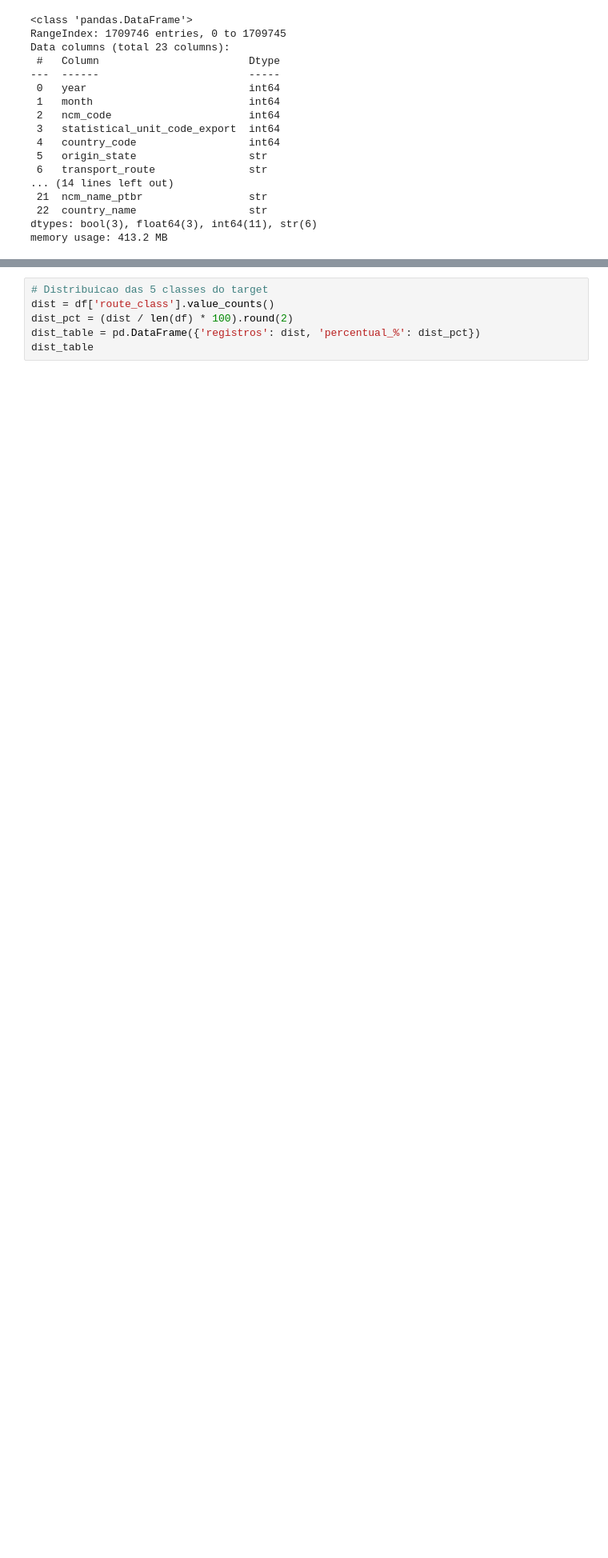
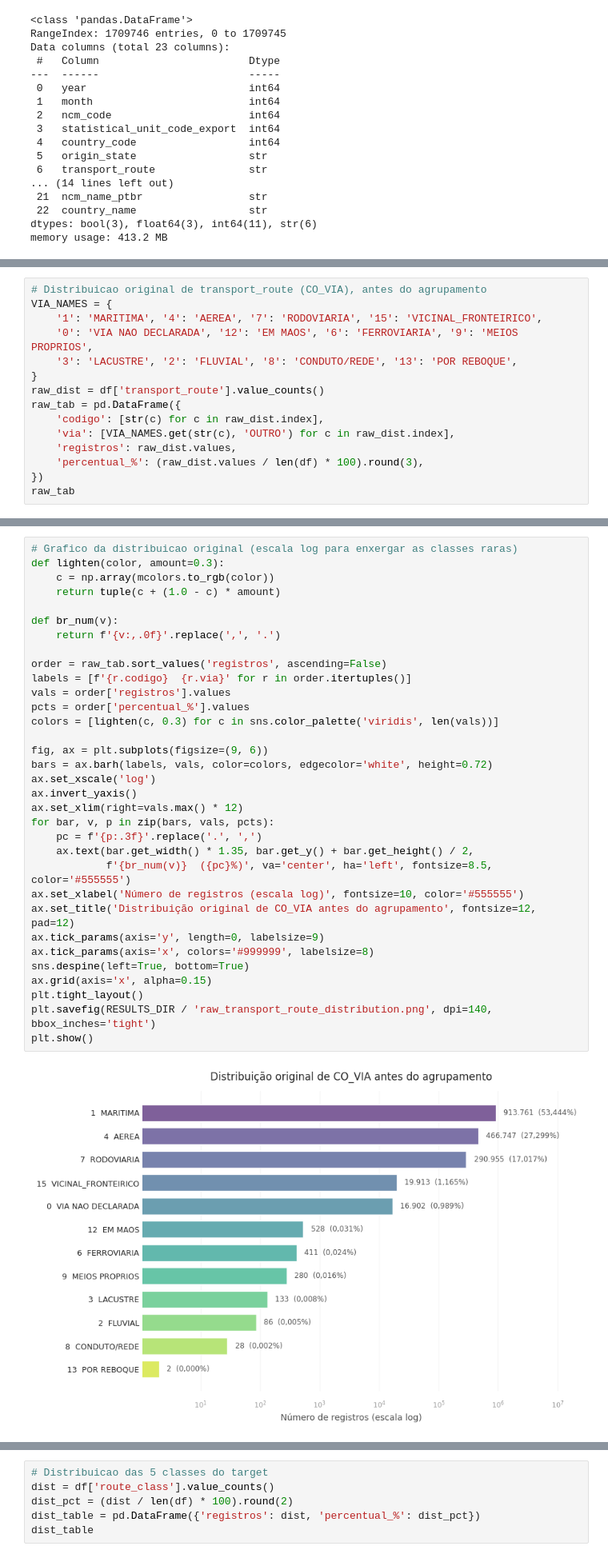
Before and after one commit to PamLissa/br-foreign-trade-analysis, a Jupyter notebook: milestone-4/notebooks/lightgbm_modeling.ipynb, the cells around one changed output, grey strips where cells are left out. Shown at 80% size. Cells and saved outputs as stored; diff of their text form; blank space fills up the shorter version.

Commit message:
feat: (section-4) show original transport route distribution before grouping

```diff
--- a/milestone-4/notebooks/lightgbm_modeling.ipynb
+++ b/milestone-4/notebooks/lightgbm_modeling.ipynb
@@ -96,0 +84,15 @@ Resultado: 5 classes cobrindo cerca de 99% dos dados.
+# %%
+# Distribuicao original de transport_route (CO_VIA), antes do agrupamento
+VIA_NAMES = {
+    '1': 'MARITIMA', '4': 'AEREA', '7': 'RODOVIARIA', '15': 'VICINAL_FRONTEIRICO',
+    '0': 'VIA NAO DECLARADA', '12': 'EM MAOS', '6': 'FERROVIARIA', '9': 'MEIOS PROPRIOS',
+    '3': 'LACUSTRE', '2': 'FLUVIAL', '8': 'CONDUTO/REDE', '13': 'POR REBOQUE',
+}
+raw_dist = df['transport_route'].value_counts()
+raw_tab = pd.DataFrame({
+    'codigo': [str(c) for c in raw_dist.index],
+    'via': [VIA_NAMES.get(str(c), 'OUTRO') for c in raw_dist.index],
+    'registros': raw_dist.values,
+    'percentual_%': (raw_dist.values / len(df) * 100).round(3),
+})
+raw_tab
@@ -96,0 +113,35 @@ Resultado: 5 classes cobrindo cerca de 99% dos dados.
+# %%
+# Grafico da distribuicao original (escala log para enxergar as classes raras)
+def lighten(color, amount=0.3):
+    c = np.array(mcolors.to_rgb(color))
+    return tuple(c + (1.0 - c) * amount)
+
+def br_num(v):
+    return f'{v:,.0f}'.replace(',', '.')
+
+order = raw_tab.sort_values('registros', ascending=False)
+labels = [f'{r.codigo}  {r.via}' for r in order.itertuples()]
+vals = order['registros'].values
+pcts = order['percentual_%'].values
+colors = [lighten(c, 0.3) for c in sns.color_palette('viridis', len(vals))]
+
+fig, ax = plt.subplots(figsize=(9, 6))
+bars = ax.barh(labels, vals, color=colors, edgecolor='white', height=0.72)
+ax.set_xscale('log')
+ax.invert_yaxis()
+ax.set_xlim(right=vals.max() * 12)
+for bar, v, p in zip(bars, vals, pcts):
+    pc = f'{p:.3f}'.replace('.', ',')
+    ax.text(bar.get_width() * 1.35, bar.get_y() + bar.get_height() / 2,
+            f'{br_num(v)}  ({pc}%)', va='center', ha='left', fontsize=8.5, color='#555555')
+ax.set_xlabel('Número de registros (escala log)', fontsize=10, color='#555555')
+ax.set_title('Distribuição original de CO_VIA antes do agrupamento', fontsize=12, pad=12)
+ax.tick_params(axis='y', length=0, labelsize=9)
+ax.tick_params(axis='x', colors='#999999', labelsize=8)
+sns.despine(left=True, bottom=True)
+ax.grid(axis='x', alpha=0.15)
+plt.tight_layout()
+plt.savefig(RESULTS_DIR / 'raw_transport_route_distribution.png', dpi=140, bbox_inches='tight')
+plt.show()
+# %% [output]
+[figure, added]
```
Also changed, not shown: parts of 3 cells of this notebook.
